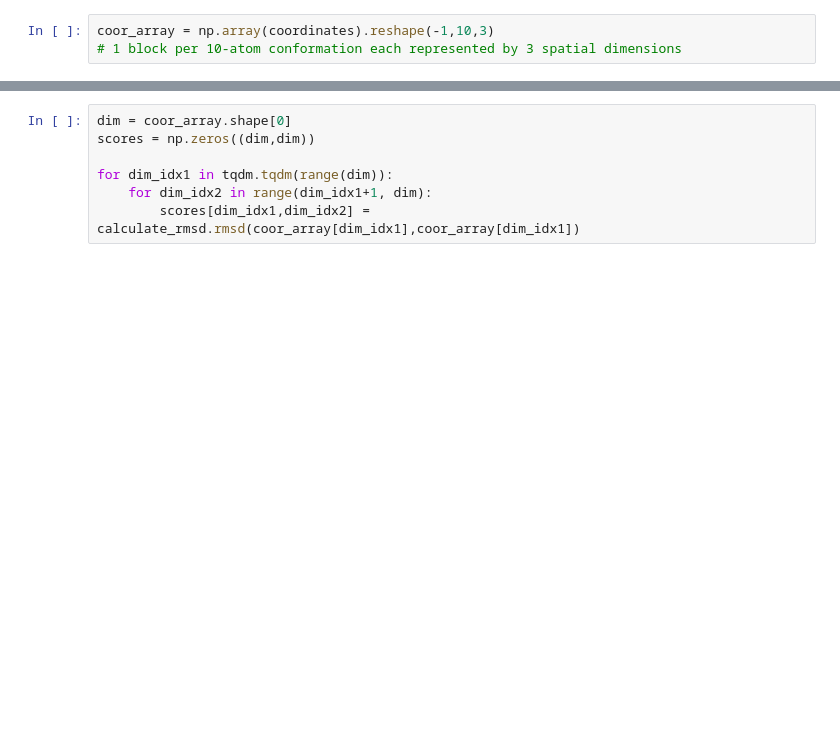
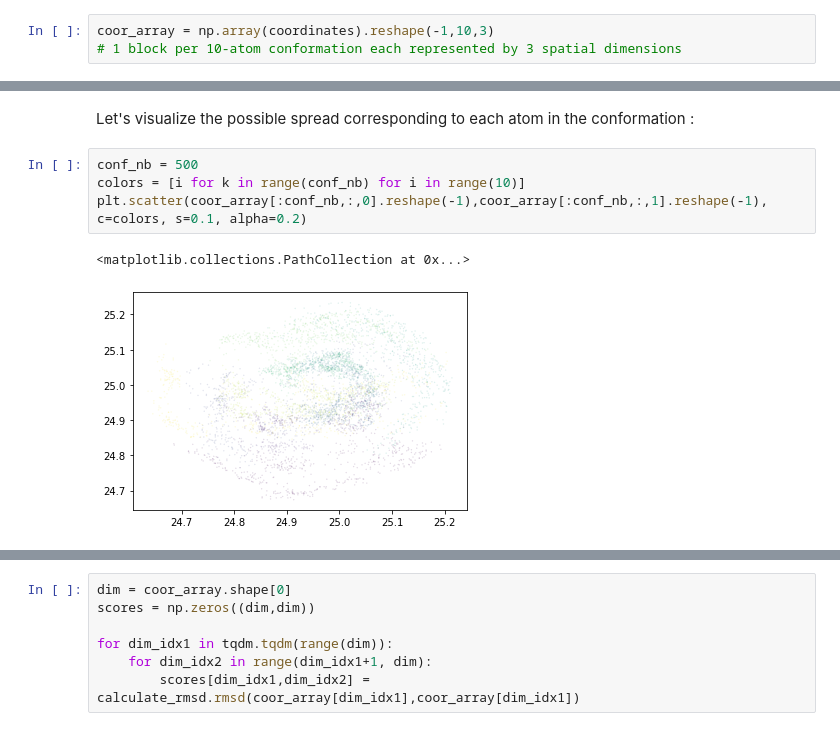
Before and after one commit to bricerauby/Protein_conformation_analysis, a Jupyter notebook: tomato_implementation.ipynb, the cells around one changed output, grey strips where cells are left out. Cells and saved outputs as stored; diff of their text form; blank space fills up the shorter version.

```diff
--- a/tomato_implementation.ipynb
+++ b/tomato_implementation.ipynb
@@ -38,0 +27,9 @@ array([[[24.949, 24.689, 25.193],
+# %% [markdown]
+Let's visualize the possible spread corresponding to each atom in the conformation :
+# %%
+conf_nb = 500
+colors = [i for k in range(conf_nb) for i in range(10)]
+plt.scatter(coor_array[:conf_nb,:,0].reshape(-1),coor_array[:conf_nb,:,1].reshape(-1), c=colors, s=0.1, alpha=0.2)
+# %% [output]
+<matplotlib.collections.PathCollection at 0x...>
+[figure, added]
```
Also changed, not shown: parts of 21 cells of this notebook.
